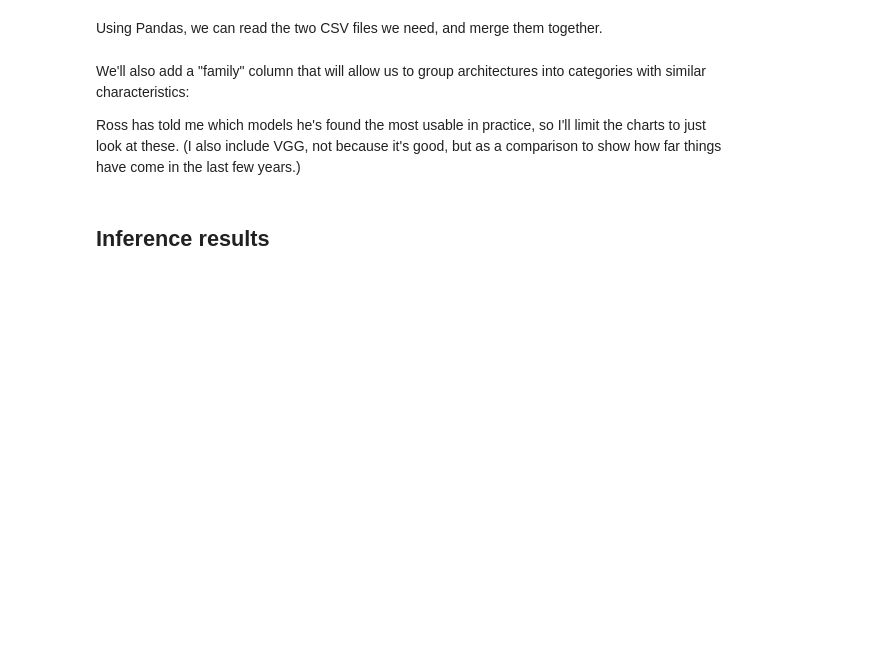
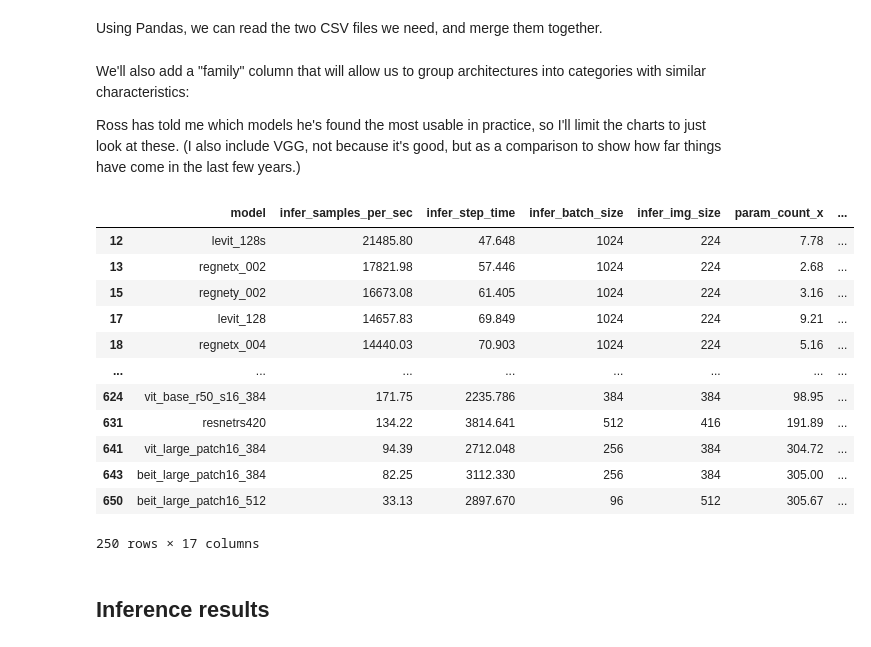
Before and after one commit to arikru/course22, a Jupyter notebook: 03-which-image-models-are-best.ipynb, the cells around one changed output. Drawn from its saved outputs; the diff is of its cells as text; code cells hidden in the pictures; blank space fills up the shorter version.

```diff
--- a/03-which-image-models-are-best.ipynb
+++ b/03-which-image-models-are-best.ipynb
@@ -27,6 +27,9 @@ Using Pandas, we can read the two CSV files we need, and merge them together.
 # %%
 import pandas as pd
 df_results = pd.read_csv('results-imagenet.csv')
+# %%
+df_results['model_org'] = df_results['model']
+df_results['model'] = df_results['model'].str.split('.').str[0]
 # %% [markdown]
 We'll also add a "family" column that will allow us to group architectures into categories with similar characteristics:
 
@@ -41,7 +44,21 @@ def get_data(part, col):
     df.loc[df.model.str.contains('resnet.*d'),'family'] = df.loc[df.model.str.contains('resnet.*d'),'family'] + 'd'
     return df[df.family.str.contains('^re[sg]netd?|beit|convnext|levit|efficient|vit|vgg')]
 # %%
-df = get_data('infer', 'infer_samples_per_sec')
+df = get_data('infer', 'infer_samples_per_sec');df
+# %% [output]
+|  | model | infer_samples_per_sec | infer_step_time | infer_batch_size | infer_img_size | param_count_x | ... |
+| 12 | levit_128s | 21485.80 | 47.648 | 1024 | 224 | 7.78 | ... |
+| 13 | regnetx_002 | 17821.98 | 57.446 | 1024 | 224 | 2.68 | ... |
+| 15 | regnety_002 | 16673.08 | 61.405 | 1024 | 224 | 3.16 | ... |
+| 17 | levit_128 | 14657.83 | 69.849 | 1024 | 224 | 9.21 | ... |
+| 18 | regnetx_004 | 14440.03 | 70.903 | 1024 | 224 | 5.16 | ... |
+| ... | ... | ... | ... | ... | ... | ... | ... |
+| 624 | vit_base_r50_s16_384 | 171.75 | 2235.786 | 384 | 384 | 98.95 | ... |
+| 631 | resnetrs420 | 134.22 | 3814.641 | 512 | 416 | 191.89 | ... |
+| 641 | vit_large_patch16_384 | 94.39 | 2712.048 | 256 | 384 | 304.72 | ... |
+| 643 | beit_large_patch16_384 | 82.25 | 3112.330 | 256 | 384 | 305.00 | ... |
+| 650 | beit_large_patch16_512 | 33.13 | 2897.670 | 96 | 512 | 305.67 | ... |
+250 rows × 17 columns
 # %% [markdown]
 ## Inference results
 # %% [markdown]
```
Also changed, not shown: parts of 7 cells of this notebook, 2 other files.
